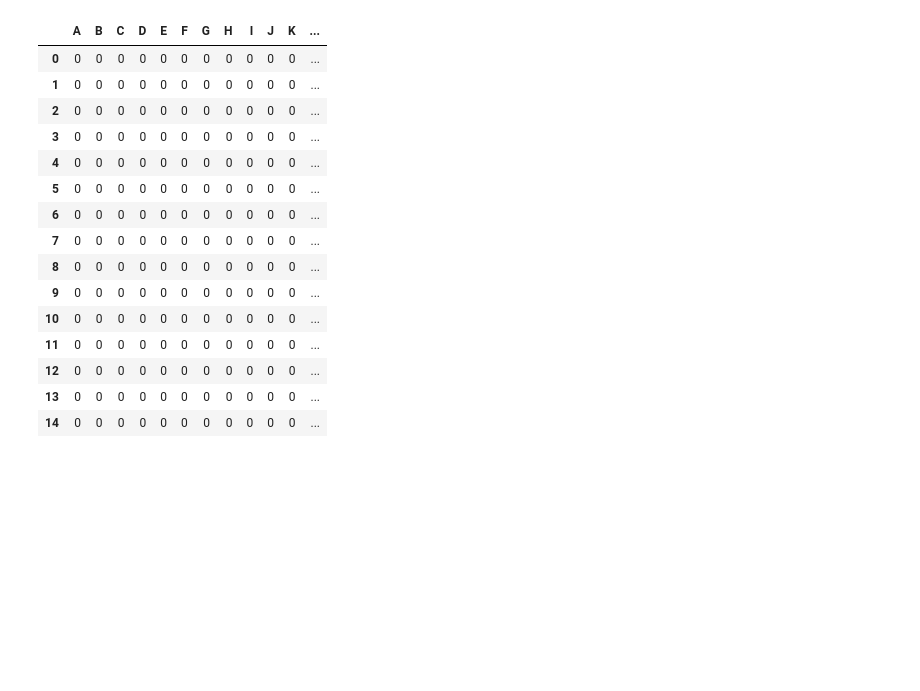
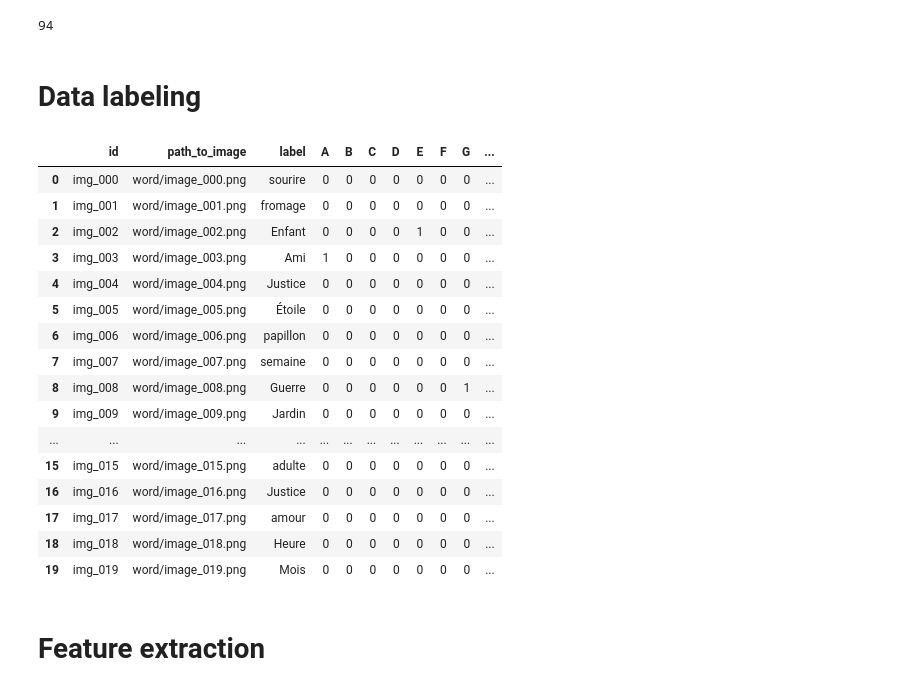
Before and after one commit to kpozniakd/RIMAS, a Jupyter notebook: src/notebooks/classificator.ipynb, the cells around one changed output. Drawn from its saved outputs; the diff is of its cells as text; code cells hidden in the pictures; blank space fills up the shorter version.

Commit message:
mock loading labeling spliting

```diff
--- a/src/notebooks/classificator.ipynb
+++ b/src/notebooks/classificator.ipynb
@@ -29,3 +88,8 @@ dictionary_path = "dictionary.json"
 # %%
-with open(dictionary_path, "r", encoding="utf-8") as f:
-    symbols = json.load(f)
+def load_json(json_path):
+    with open(json_path, "r", encoding="utf-8") as f:
+        data = json.load(f)
+
+    return data
+# %%
+labels_df = full_data_loading_from_parquet(METADATA_PATH + "/metadata.parquet", METADATA_FIELDS)
@@ -32,25 +123,37 @@ with open(dictionary_path, "r", encoding="utf-8") as f:
+# %%
+symbols_list = load_json(SYMBOLS_PATH)
+# %%
+len(symbols_list)
+# %% [output]
+94
+# %% [markdown]
+# Data labeling
 # %%
 def mark_symbols(text, symbols):
     return {s: int(s in text) for s in symbols}
 # %%
-marked_df = words_df["label"].apply(lambda x: mark_symbols(x, symbols))
+marked_df = labels_df["label"].apply(lambda x: mark_symbols(x, symbols_list))
 marked_df = pd.DataFrame(list(marked_df))
+final_df = pd.concat([labels_df, marked_df], axis=1)
-# %%
-marked_df.head(15)
-# %% [output]
-|  | A | B | C | D | E | F | G | H | I | J | K | ... |
-| 0 | 0 | 0 | 0 | 0 | 0 | 0 | 0 | 0 | 0 | 0 | 0 | ... |
-| 1 | 0 | 0 | 0 | 0 | 0 | 0 | 0 | 0 | 0 | 0 | 0 | ... |
-| 2 | 0 | 0 | 0 | 0 | 0 | 0 | 0 | 0 | 0 | 0 | 0 | ... |
-| 3 | 0 | 0 | 0 | 0 | 0 | 0 | 0 | 0 | 0 | 0 | 0 | ... |
-| 4 | 0 | 0 | 0 | 0 | 0 | 0 | 0 | 0 | 0 | 0 | 0 | ... |
-| 5 | 0 | 0 | 0 | 0 | 0 | 0 | 0 | 0 | 0 | 0 | 0 | ... |
-| 6 | 0 | 0 | 0 | 0 | 0 | 0 | 0 | 0 | 0 | 0 | 0 | ... |
-| 7 | 0 | 0 | 0 | 0 | 0 | 0 | 0 | 0 | 0 | 0 | 0 | ... |
-| 8 | 0 | 0 | 0 | 0 | 0 | 0 | 0 | 0 | 0 | 0 | 0 | ... |
-| 9 | 0 | 0 | 0 | 0 | 0 | 0 | 0 | 0 | 0 | 0 | 0 | ... |
-| 10 | 0 | 0 | 0 | 0 | 0 | 0 | 0 | 0 | 0 | 0 | 0 | ... |
-| 11 | 0 | 0 | 0 | 0 | 0 | 0 | 0 | 0 | 0 | 0 | 0 | ... |
-| 12 | 0 | 0 | 0 | 0 | 0 | 0 | 0 | 0 | 0 | 0 | 0 | ... |
-| 13 | 0 | 0 | 0 | 0 | 0 | 0 | 0 | 0 | 0 | 0 | 0 | ... |
-| 14 | 0 | 0 | 0 | 0 | 0 | 0 | 0 | 0 | 0 | 0 | 0 | ... |
+# %%
+final_df
+# %% [output]
+|  | id | path_to_image | label | A | B | C | D | E | F | G | ... |
+| 0 | img_000 | word/image_000.png | sourire | 0 | 0 | 0 | 0 | 0 | 0 | 0 | ... |
+| 1 | img_001 | word/image_001.png | fromage | 0 | 0 | 0 | 0 | 0 | 0 | 0 | ... |
+| 2 | img_002 | word/image_002.png | Enfant | 0 | 0 | 0 | 0 | 1 | 0 | 0 | ... |
+| 3 | img_003 | word/image_003.png | Ami | 1 | 0 | 0 | 0 | 0 | 0 | 0 | ... |
+| 4 | img_004 | word/image_004.png | Justice | 0 | 0 | 0 | 0 | 0 | 0 | 0 | ... |
+| 5 | img_005 | word/image_005.png | Étoile | 0 | 0 | 0 | 0 | 0 | 0 | 0 | ... |
+| 6 | img_006 | word/image_006.png | papillon | 0 | 0 | 0 | 0 | 0 | 0 | 0 | ... |
+| 7 | img_007 | word/image_007.png | semaine | 0 | 0 | 0 | 0 | 0 | 0 | 0 | ... |
+| 8 | img_008 | word/image_008.png | Guerre | 0 | 0 | 0 | 0 | 0 | 0 | 1 | ... |
+| 9 | img_009 | word/image_009.png | Jardin | 0 | 0 | 0 | 0 | 0 | 0 | 0 | ... |
+| ... | ... | ... | ... | ... | ... | ... | ... | ... | ... | ... | ... |
+| 15 | img_015 | word/image_015.png | adulte | 0 | 0 | 0 | 0 | 0 | 0 | 0 | ... |
+| 16 | img_016 | word/image_016.png | Justice | 0 | 0 | 0 | 0 | 0 | 0 | 0 | ... |
+| 17 | img_017 | word/image_017.png | amour | 0 | 0 | 0 | 0 | 0 | 0 | 0 | ... |
+| 18 | img_018 | word/image_018.png | Heure | 0 | 0 | 0 | 0 | 0 | 0 | 0 | ... |
+| 19 | img_019 | word/image_019.png | Mois | 0 | 0 | 0 | 0 | 0 | 0 | 0 | ... |
+# %% [markdown]
+# Feature extraction
```
Also changed, not shown: parts of 27 cells of this notebook, 1 other file.
